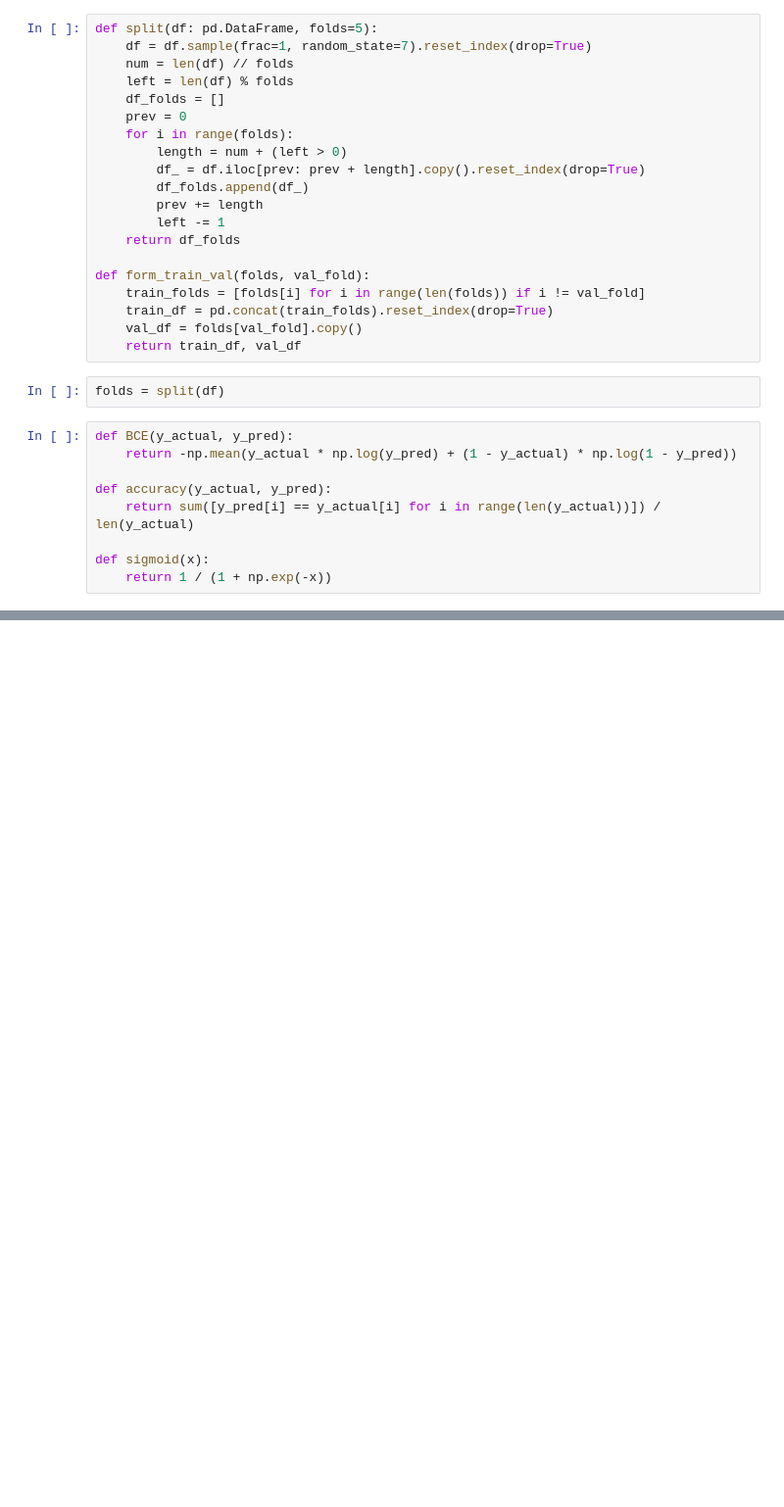
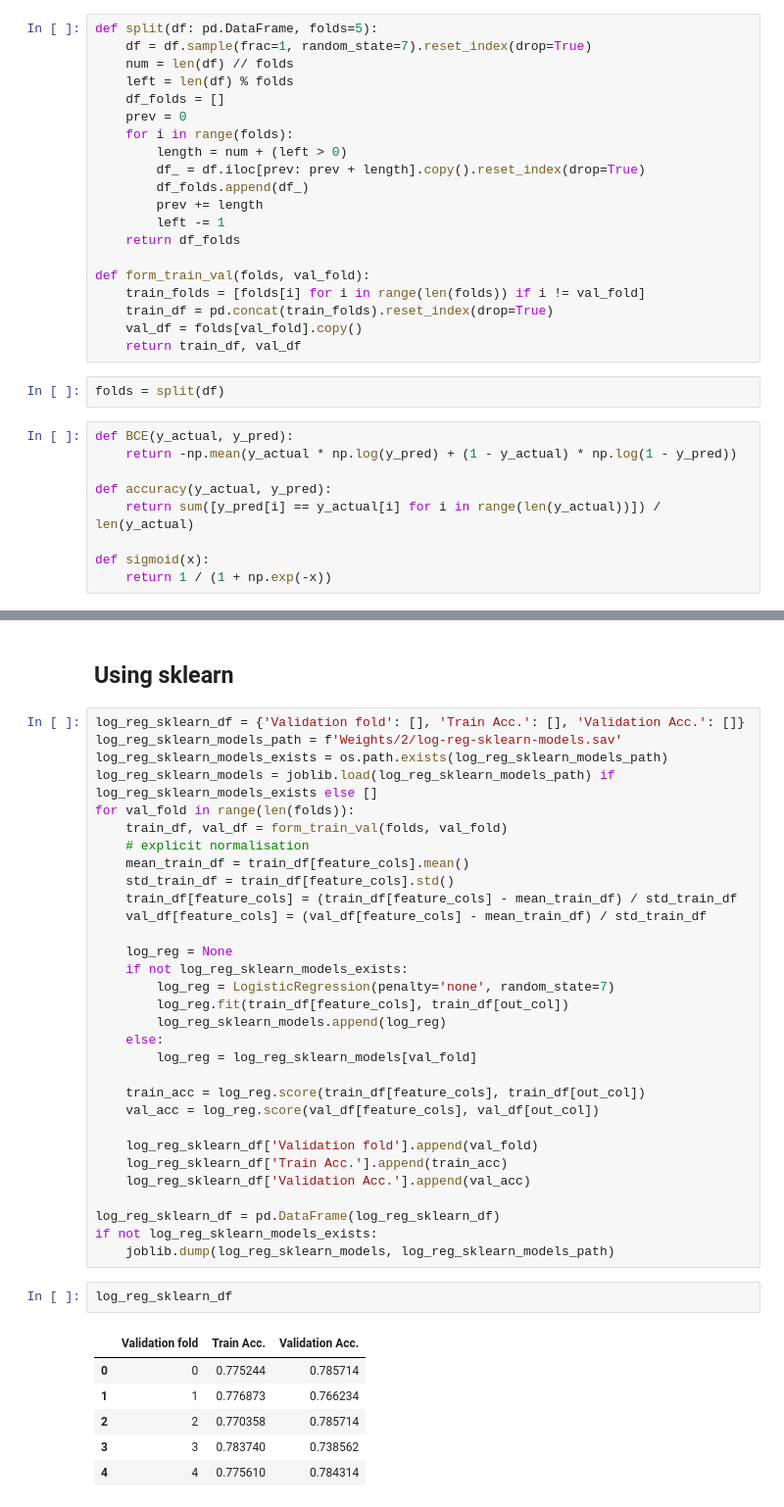
Before and after one commit to dv-rastogi/ml-pg-linear-models, a Jupyter notebook: LogRegression.ipynb, the cells around one changed output, grey strips where cells are left out. Shown at 98% size. Saved outputs shown, nothing was run; the diff lists cells and outputs as text; blank space fills up the shorter version.

```diff
--- a/LogRegression.ipynb
+++ b/LogRegression.ipynb
@@ -359,0 +370,42 @@ mean_dist_unregularized, mean_dist_regularized
+# %% [markdown]
+## Using sklearn
+# %%
+log_reg_sklearn_df = {'Validation fold': [], 'Train Acc.': [], 'Validation Acc.': []}
+log_reg_sklearn_models_path = f'Weights/2/log-reg-sklearn-models.sav'
+log_reg_sklearn_models_exists = os.path.exists(log_reg_sklearn_models_path)
+log_reg_sklearn_models = joblib.load(log_reg_sklearn_models_path) if log_reg_sklearn_models_exists else []
+for val_fold in range(len(folds)):
+    train_df, val_df = form_train_val(folds, val_fold)
+    # explicit normalisation
+    mean_train_df = train_df[feature_cols].mean()
+    std_train_df = train_df[feature_cols].std()
+    train_df[feature_cols] = (train_df[feature_cols] - mean_train_df) / std_train_df
+    val_df[feature_cols] = (val_df[feature_cols] - mean_train_df) / std_train_df
+
+    log_reg = None
+    if not log_reg_sklearn_models_exists:
+        log_reg = LogisticRegression(penalty='none', random_state=7)
+        log_reg.fit(train_df[feature_cols], train_df[out_col])
+        log_reg_sklearn_models.append(log_reg)
+    else:
+        log_reg = log_reg_sklearn_models[val_fold]
+
+    train_acc = log_reg.score(train_df[feature_cols], train_df[out_col])
+    val_acc = log_reg.score(val_df[feature_cols], val_df[out_col])
+
+    log_reg_sklearn_df['Validation fold'].append(val_fold)
+    log_reg_sklearn_df['Train Acc.'].append(train_acc)
+    log_reg_sklearn_df['Validation Acc.'].append(val_acc)
+
+log_reg_sklearn_df = pd.DataFrame(log_reg_sklearn_df)
+if not log_reg_sklearn_models_exists:
+    joblib.dump(log_reg_sklearn_models, log_reg_sklearn_models_path)
+# %%
+log_reg_sklearn_df
+# %% [output]
+|  | Validation fold | Train Acc. | Validation Acc. |
+| 0 | 0 | 0.775244 | 0.785714 |
+| 1 | 1 | 0.776873 | 0.766234 |
+| 2 | 2 | 0.770358 | 0.785714 |
+| 3 | 3 | 0.783740 | 0.738562 |
+| 4 | 4 | 0.775610 | 0.784314 |
```
Also changed, not shown: parts of 15 cells of this notebook, 5 other files.
